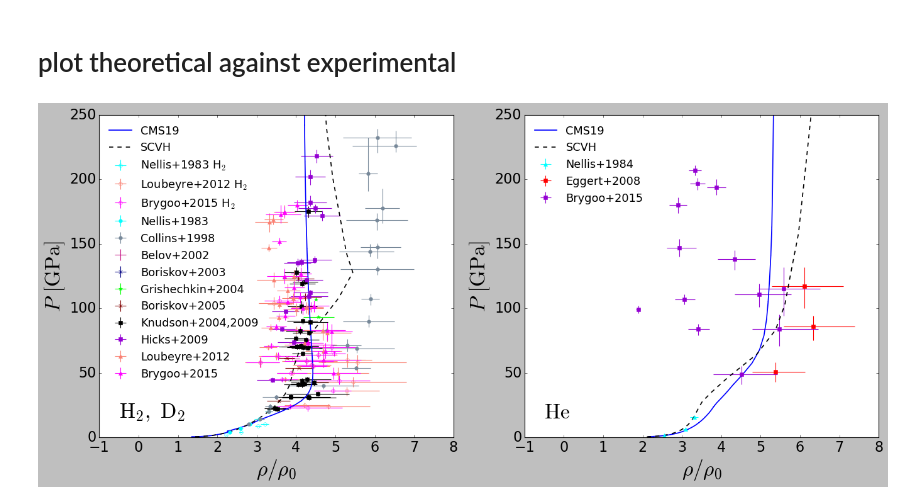
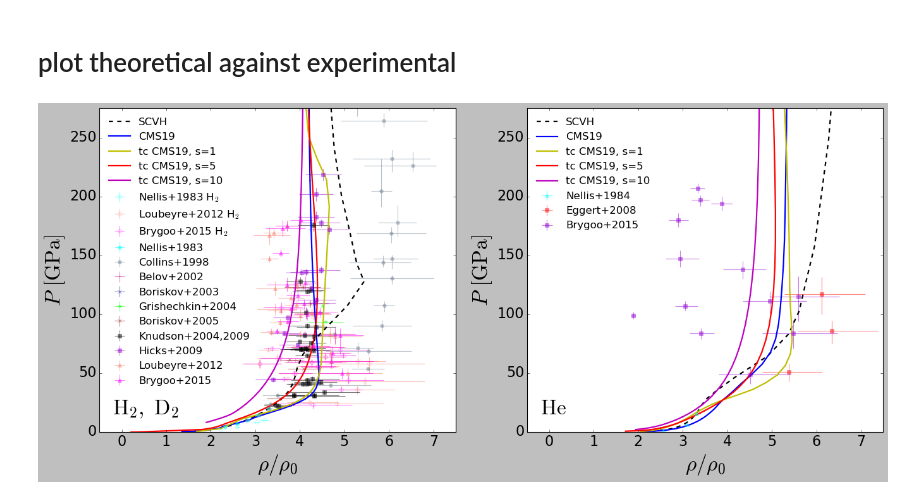
Before and after one commit to esandford/giant_planets, a Jupyter notebook: MESA_EoS/thermo_consistency/hugoniot_data/plot_hugoniot.ipynb, the cells around one changed output. Drawn from its saved outputs; the diff is of its cells as text; code cells hidden in the pictures.

```diff
--- a/MESA_EoS/thermo_consistency/hugoniot_data/plot_hugoniot.ipynb
+++ b/MESA_EoS/thermo_consistency/hugoniot_data/plot_hugoniot.ipynb
@@ -99,48 +134,61 @@ He_SCVH = He_SCVH[np.argsort(He_SCVH[:,1])]
 fig, axes = plt.subplots(1,2,figsize=(20,8))
 
 ms = 5
+expalpha=0.5
+lw=2
 
 for i in range(len(sources_H2)):
     data = Table.read(sources_H2[i],format="ascii")
     xerr = np.vstack((data['eta_unc_lower[unitless]'],data['eta_unc_upper[unitless]']))
     yerr =  np.vstack((data['P_unc_lower[GPa]'],data['P_unc_upper[GPa]']))
-    axes[0].errorbar(x=data['eta[unitless]'],y=data['P[GPa]'],xerr=xerr,yerr=yerr,marker=markers_H2[i],ms=ms,markeredgecolor=edgecolors_H2[i],markerfacecolor='None',linestyle='None',elinewidth=1,ecolor=edgecolors_H2[i],label=labels_H2[i],capsize=0)
+    axes[0].errorbar(x=data['eta[unitless]'],y=data['P[GPa]'],xerr=xerr,yerr=yerr,marker=markers_H2[i],ms=ms,markeredgecolor=edgecolors_H2[i],markerfacecolor='None',linestyle='None',elinewidth=1,ecolor=edgecolors_H2[i],label=labels_H2[i],capsize=0,alpha=expalpha)
 
 for i in range(len(sources_D2)):
     if 'collins' in sources_D2[i] or 'grishechkin' in sources_D2[i] or 'knudson' in sources_D2[i]:
         data = Table.read(sources_D2[i],format="ascii",header_start=1)
     else:
         data = Table.read(sources_D2[i],format="ascii")
     xerr = np.vstack((data['eta_unc_lower[unitless]'],data['eta_unc_upper[unitless]']))
     yerr =  np.vstack((data['P_unc_lower[GPa]'],data['P_unc_upper[GPa]']))
-    axes[0].errorbar(x=data['eta[unitless]'],y=data['P[GPa]'],xerr=xerr,yerr=yerr,marker=markers_D2[i],ms=ms,markeredgecolor=edgecolors_D2[i],markerfacecolor=edgecolors_D2[i],linestyle='None',elinewidth=1,ecolor=edgecolors_D2[i],label=labels_D2[i],capsize=0)
+    axes[0].errorbar(x=data['eta[unitless]'],y=data['P[GPa]'],xerr=xerr,yerr=yerr,marker=markers_D2[i],ms=ms,markeredgecolor=edgecolors_D2[i],markerfacecolor=edgecolors_D2[i],linestyle='None',elinewidth=1,ecolor=edgecolors_D2[i],label=labels_D2[i],capsize=0,alpha=expalpha)
 
 for i in range(len(sources_He)):
     data = Table.read(sources_He[i],format="ascii")
     xerr = np.vstack((data['eta_unc_lower[unitless]'],data['eta_unc_upper[unitless]']))
     yerr =  np.vstack((data['P_unc_lower[GPa]'],data['P_unc_upper[GPa]']))
-    axes[1].errorbar(x=data['eta[unitless]'],y=data['P[GPa]'],xerr=xerr,yerr=yerr,marker=markers_He[i],ms=ms,markeredgecolor=edgecolors_He[i],markerfacecolor=facecolors_He[i],linestyle='None',elinewidth=1,ecolor=edgecolors_He[i],label=labels_He[i],capsize=0)
+    axes[1].errorbar(x=data['eta[unitless]'],y=data['P[GPa]'],xerr=xerr,yerr=yerr,marker=markers_He[i],ms=ms,markeredgecolor=edgecolors_He[i],markerfacecolor=facecolors_He[i],linestyle='None',elinewidth=1,ecolor=edgecolors_He[i],label=labels_He[i],capsize=0,alpha=expalpha)
 
-axes[0].plot(H_CMS19_Trho[:,0],H_CMS19_Trho[:,1], 'b-', lw=1.5,label='CMS19')
-axes[1].plot(He_CMS19_Trho[:,0],He_CMS19_Trho[:,1], 'b-',lw=1.5, label='CMS19')
+axes[0].plot(H_SCVH[:,0],H_SCVH[:,1], 'k--', lw=lw,label='SCVH')
+axes[1].plot(He_SCVH[:,0],He_SCVH[:,1], 'k--', lw=lw, label='SCVH')
 
-axes[0].plot(H_SCVH[:,0],H_SCVH[:,1], 'k--', lw=1.5,label='SCVH')
-axes[1].plot(He_SCVH[:,0],He_SCVH[:,1], 'k--', lw=1.5, label='SCVH')
+axes[0].plot(H_CMS19_Trho[:,0],H_CMS19_Trho[:,1], 'b-', lw=lw,label='CMS19')
+axes[1].plot(He_CMS19_Trho[:,0],He_CMS19_Trho[:,1], 'b-',lw=lw, label='CMS19')
+
+axes[0].plot(tc_H_CMS19_s1[:,0],tc_H_CMS19_s1[:,1], 'y-', lw=lw,label='tc CMS19, s=1')
+axes[1].plot(tc_He_CMS19_s1[:,0],tc_He_CMS19_s1[:,1], 'y-', lw=lw, label='tc CMS19, s=1')
+
+axes[0].plot(tc_H_CMS19_s5[:,0],tc_H_CMS19_s5[:,1], 'r-', lw=lw,label='tc CMS19, s=5')
+axes[1].plot(tc_He_CMS19_s5[:,0],tc_He_CMS19_s5[:,1], 'r-', lw=lw, label='tc CMS19, s=5')
+
+axes[0].plot(tc_H_CMS19_s10[:,0],tc_H_CMS19_s10[:,1], 'm-', lw=lw,label='tc CMS19, s=10')
+axes[1].plot(tc_He_CMS19_s10[:,0],tc_He_CMS19_s10[:,1], 'm-', lw=lw, label='tc CMS19, s=10')
 
 for ax in axes:
     ax.set_xlabel(r'$\rho/\rho_0$',fontsize=30)
     ax.set_ylabel(r'$P\ \mathrm{[GPa]}$',fontsize=30)
-    ax.set_xlim(-1,8.)
-    ax.set_ylim(0,250)
+    ax.set_xlim(-0.5,7.5)
+    ax.set_ylim(0,275)
+    #ax.set_ylim(0,50)
     ax.tick_params(axis='both', which='major', labelsize=20)
-    ax.legend(loc='upper left',frameon=False,numpoints=1,fontsize=16)
+    ax.legend(loc='upper left',frameon=False,numpoints=1,fontsize=15)
 
-axes[0].text(x=-0.5,y=15,s=r'$\mathrm{H}_2,\ \mathrm{D}_2$',fontsize=30)
+axes[0].text(x=-0.2,y=15,s=r'$\mathrm{H}_2,\ \mathrm{D}_2$',fontsize=30)
 #axes[0].text(x=1,y=25,s=r'$\mathrm{D}_2$',fontsize=30)
 
-axes[1].text(x=-0.5,y=15,s=r'$\mathrm{He}$',fontsize=30)
+axes[1].text(x=-0.2,y=15,s=r'$\mathrm{He}$',fontsize=30)
+
 
 plt.show()
-#plt.savefig("hugoniots.pdf",bbox_inches='tight')
+#plt.savefig("hugoniots_lowPzoom.pdf",bbox_inches='tight')
 # %% [output]
-[figure, old version]
+[figure, new version]
```
Also changed, not shown: parts of 1 cell of this notebook, 3 other files.
